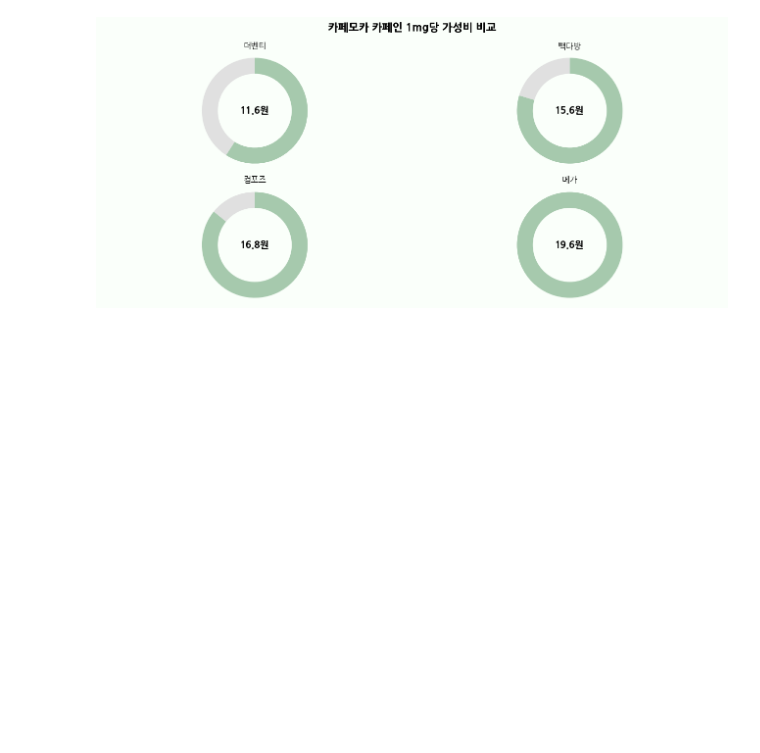
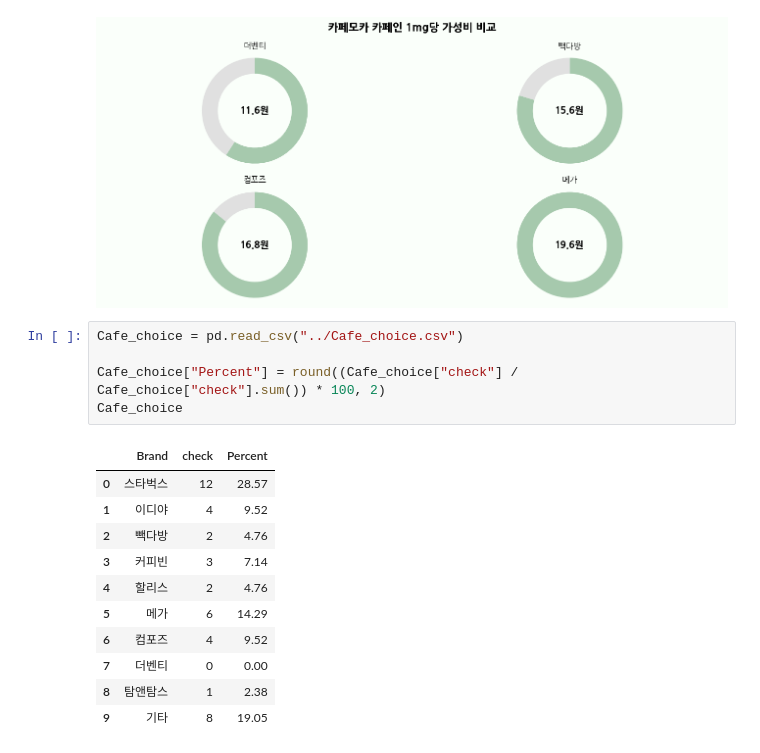
Before and after one commit to addinedu-ros-10th/eda-repo-1, a Jupyter notebook: programs/visualization.ipynb, the cells around one changed output. Drawn from its saved outputs; the diff is of its cells as text; blank space fills up the shorter version.

```diff
--- a/programs/visualization.ipynb
+++ b/programs/visualization.ipynb
@@ -363,3 +363,20 @@ plt.tight_layout()
 plt.show()
 # %% [output]
 [figure]
+# %%
+Cafe_choice = pd.read_csv("../Cafe_choice.csv")
+
+Cafe_choice["Percent"] = round((Cafe_choice["check"] / Cafe_choice["check"].sum()) * 100, 2)
+Cafe_choice
+# %% [output]
+|  | Brand | check | Percent |
+| 0 | 스타벅스 | 12 | 28.57 |
+| 1 | 이디야 | 4 | 9.52 |
+| 2 | 빽다방 | 2 | 4.76 |
+| 3 | 커피빈 | 3 | 7.14 |
+| 4 | 할리스 | 2 | 4.76 |
+| 5 | 메가 | 6 | 14.29 |
+| 6 | 컴포즈 | 4 | 9.52 |
+| 7 | 더벤티 | 0 | 0.00 |
+| 8 | 탐앤탐스 | 1 | 2.38 |
+| 9 | 기타 | 8 | 19.05 |
```
Also changed, not shown: parts of 2 cells of this notebook, 1 other file.
